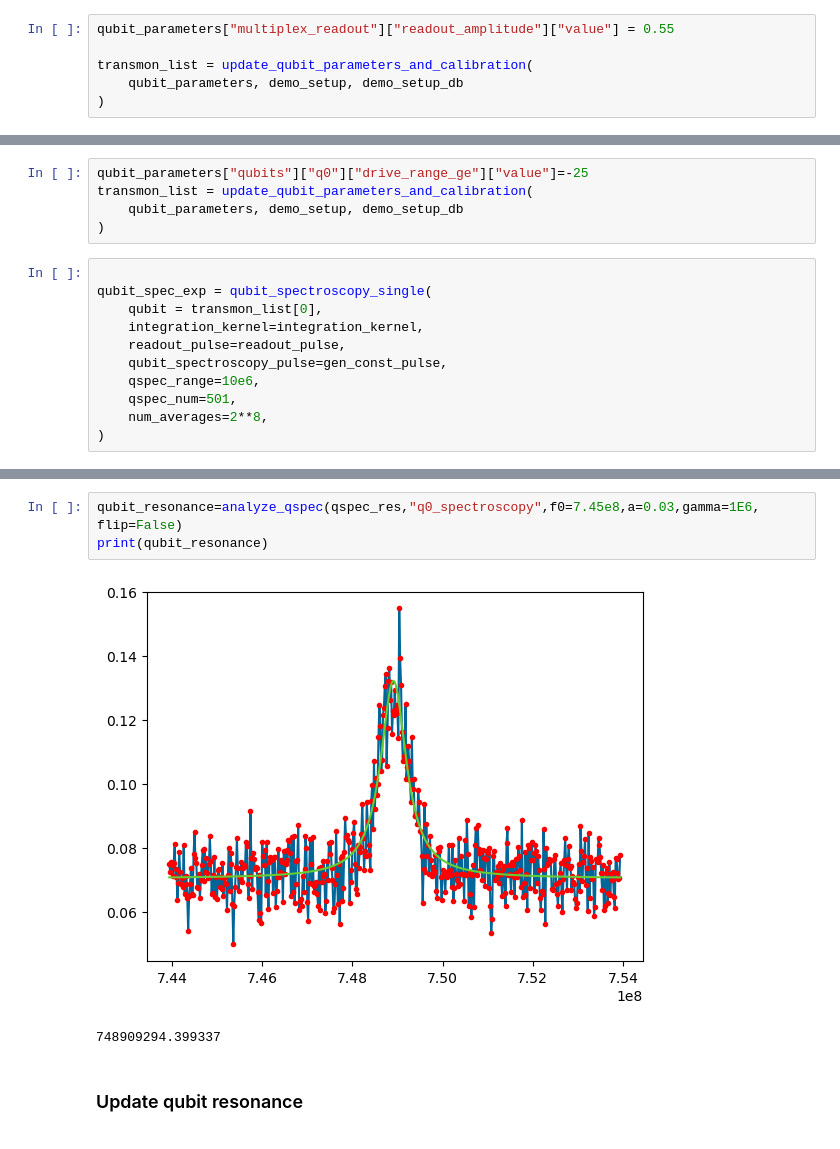
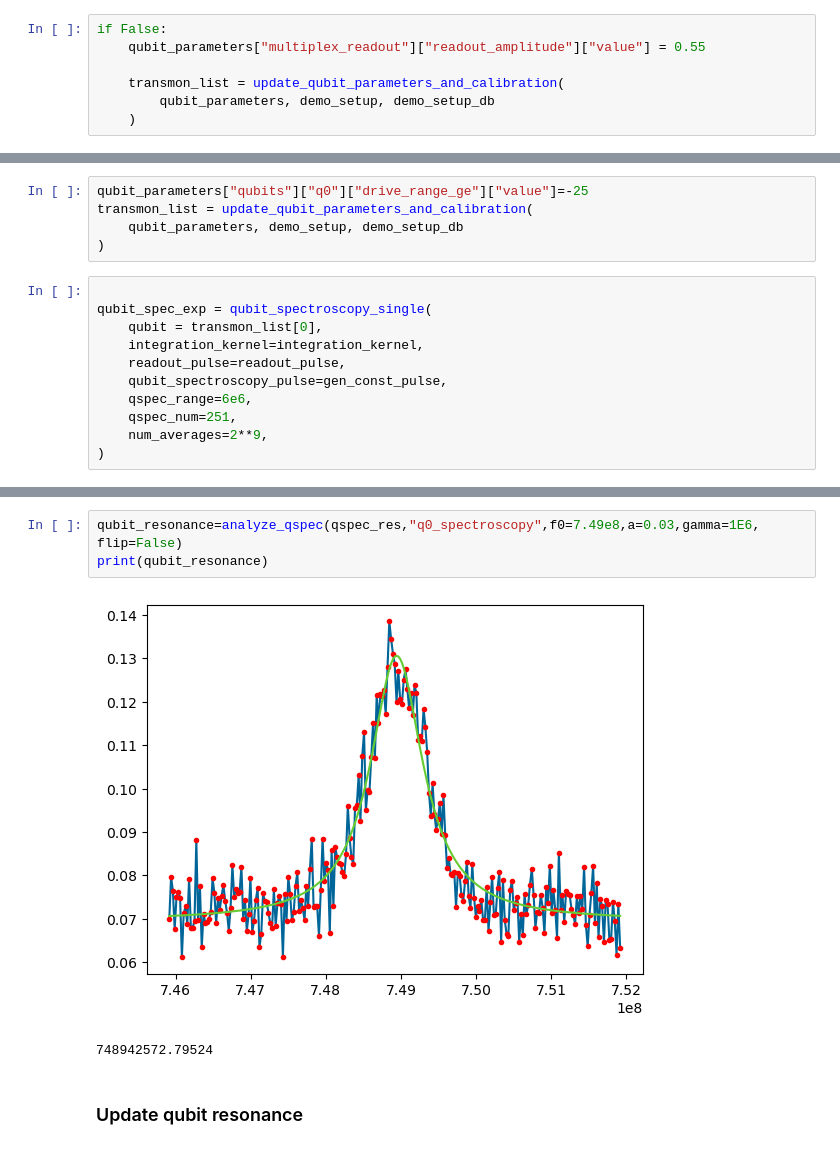
Before and after one commit to ngchihuan/Tune_up_scripts, a Jupyter notebook: Tune_Up_Active_Reset.ipynb, the cells around one changed output, grey strips where cells are left out. Saved outputs shown, nothing was run; the diff lists cells and outputs as text.

Commit message:
Remove debugging cells, update T1 plots

```diff
--- a/Tune_Up_Active_Reset.ipynb
+++ b/Tune_Up_Active_Reset.ipynb
@@ -335,9 +352,10 @@ save_results(
 # %%
-qubit_parameters["multiplex_readout"]["readout_amplitude"]["value"] = 0.55
+if False:
+    qubit_parameters["multiplex_readout"]["readout_amplitude"]["value"] = 0.55
 
-transmon_list = update_qubit_parameters_and_calibration(
-    qubit_parameters, demo_setup, demo_setup_db
-)
+    transmon_list = update_qubit_parameters_and_calibration(
+        qubit_parameters, demo_setup, demo_setup_db
+    )
 # %% [markdown]
 ## Continue with your tune-up experiments:
 
@@ -373,9 +391,9 @@ qubit_spec_exp = qubit_spectroscopy_single(
     integration_kernel=integration_kernel,
     readout_pulse=readout_pulse,
     qubit_spectroscopy_pulse=gen_const_pulse,
-    qspec_range=10e6,
-    qspec_num=501,
-    num_averages=2**8,
+    qspec_range=6e6,
+    qspec_num=251,
+    num_averages=2**9,
 )
 # %%
 session.connect(do_emulation=emulate,reset_devices=True)
@@ -399,9 +429,9 @@ plot_results(qspec_res)
 # %%
-qubit_resonance=analyze_qspec(qspec_res,"q0_spectroscopy",f0=7.45e8,a=0.03,gamma=1E6, flip=False)
+qubit_resonance=analyze_qspec(qspec_res,"q0_spectroscopy",f0=7.49e8,a=0.03,gamma=1E6, flip=False)
 print(qubit_resonance)
 # %% [output]
-[figure, old version]
+[figure, new version]
-748909294.399337
+748942572.79524
 # %% [markdown]
 ### Update qubit resonance
 # %%
```
Also changed, not shown: parts of 40 cells of this notebook, 2 other files.
